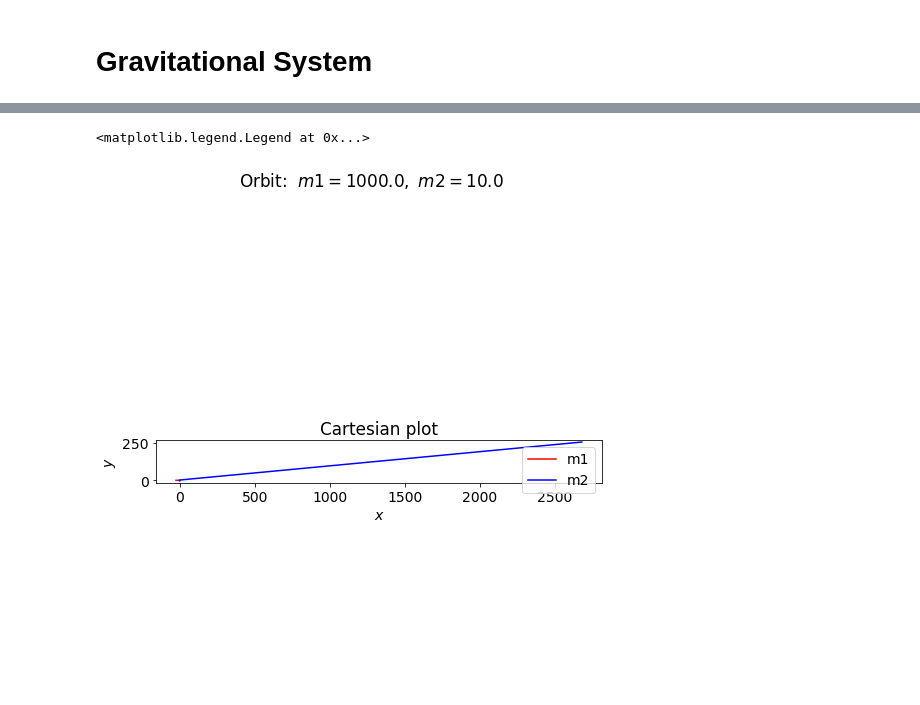
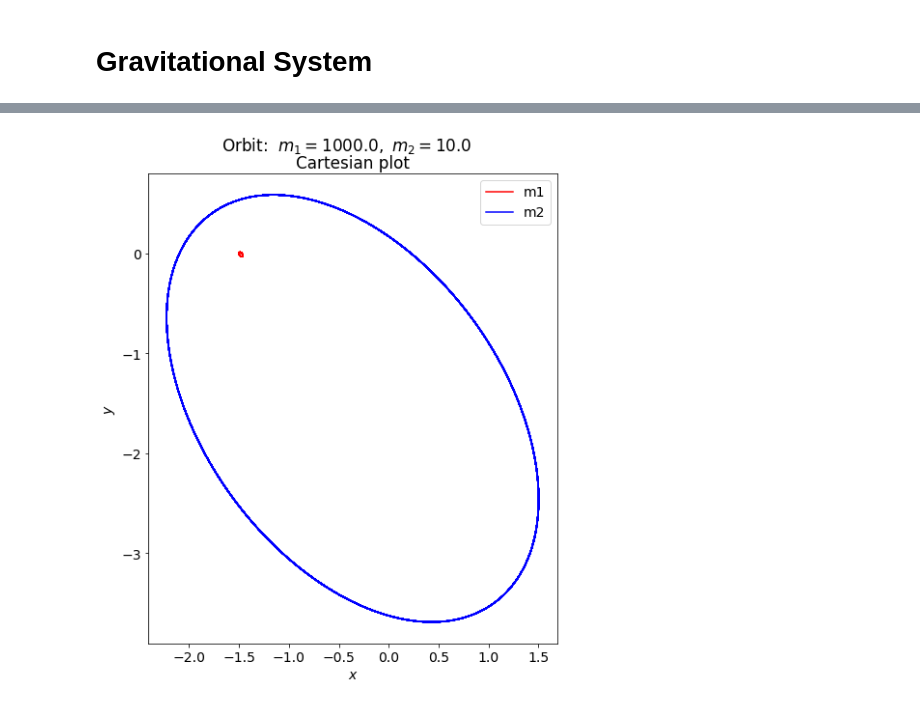
Before and after one commit to matthew-kusz/5300_final, a Jupyter notebook: Gravitational_Orbits_in_Cartesion_Coordinates.ipynb, the cells around one changed output, grey strips where cells are left out. Saved outputs shown, nothing was run; the diff lists cells and outputs as text; code cells hidden in the pictures; blank space fills up the shorter version.

```diff
--- a/Gravitational_Orbits_in_Cartesion_Coordinates.ipynb
+++ b/Gravitational_Orbits_in_Cartesion_Coordinates.ipynb
@@ -285,4 +262,15 @@ y2_dot_0 = -(m1/m2)*y1_dot_0
 
 # Instantiate the orbit
 o1 = Orbit(m1=m1, m2=m2, G=G)
+# %%
+# Plotting time
+t_start = 0.
+t_end = 20.
+delta_t = 0.0001
+
+t_pts = np.arange(t_start, t_end+delta_t, delta_t)
+
+# Find the motions
+x1, x1_dot, y1, y1_dot, x2, x2_dot, y2, y2_dot = o1.solve_ode(x1_0, x1_dot_0, y1_0, y1_dot_0,
+                              x2_0, x2_dot_0, y2_0, y2_dot_0, t_pts)
 # %%
@@ -315,23 +315,28 @@ fig_2.savefig('Orbits_large_m1.png', dpi = 200, bbox_inches='tight')  # always b
 # %%
-x1, x1_dot, y1, y1_dot, x2, x2_dot, y2, y2_dot = o1.solve_ode_Leapfrog(x1_0, x1_dot_0, y1_0, y1_dot_0,
-                              x2_0, x2_dot_0, y2_0, y2_dot_0, t_pts)
+# Finding the motions
+x1_LF, x1_dot_LF, y1_LF, y1_dot_LF, \
+x2_LF, x2_dot_LF, y2_LF, y2_dot_LF = o1.solve_ode_Leapfrog(x1_0, x1_dot_0, y1_0, y1_dot_0,
+                                                                       x2_0, x2_dot_0, y2_0, y2_dot_0, t_pts)
 # %%
 # Plot the points we found
-fig_2 = plt.figure(figsize=(8,8))
+fig_3 = plt.figure(figsize=(8,8))
 
 overall_title = 'Orbit: ' + \
-                rf' $m1 = {o1.m1},$' + \
-                rf' $m2 = {o1.m2}$'
-fig_2.suptitle(overall_title, va='baseline')
+                rf' $m_1 = {o1.m1},$' + \
+                rf' $m_2 = {o1.m2}$'
+fig_3.suptitle(overall_title, va='baseline')
 
-ax_2 = fig_2.add_subplot(1,1,1)
-ax_2.plot(x1, y1, color='red', label='m1')
-ax_2.plot(x2, y2, color='blue', label='m2')
-ax_2.set_xlabel(r'$x$')
-ax_2.set_ylabel(r'$y$')
-ax_2.set_aspect('equal')
-ax_2.set_title('Cartesian plot')
-ax_2.legend()
+start, stop = start_stop_indices(t_pts, 0., 20.)
+ax_3 = fig_3.add_subplot(1,1,1)
+ax_3.plot(x1_LF[start: stop], y1_LF[start: stop], color='red', label='m1')
+ax_3.plot(x2_LF[start: stop], y2_LF[start: stop], color='blue', label='m2')
+ax_3.set_xlabel(r'$x$')
+ax_3.set_ylabel(r'$y$')
+ax_3.set_aspect('equal')
+ax_3.set_title('Cartesian plot')
+ax_3.legend()
+
+fig_3.tight_layout()
+fig_3.savefig('Orbits_large_m1_Leapfrog.png', dpi = 200, bbox_inches='tight')
 # %% [output]
-<matplotlib.legend.Legend at 0x...>
-[figure, old version]
+[figure, new version]
```
Also changed, not shown: parts of 13 cells of this notebook, 9 other files.
